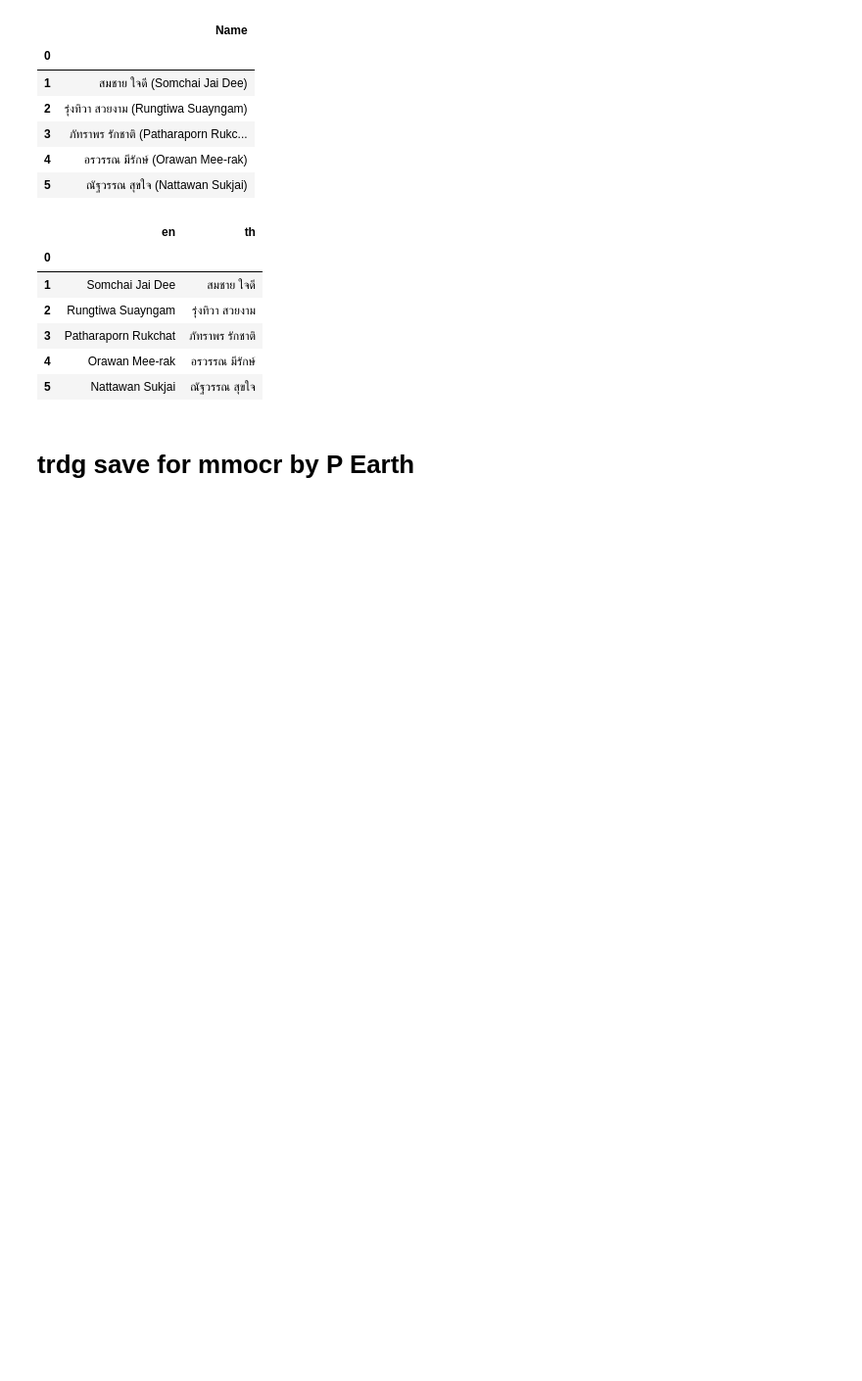
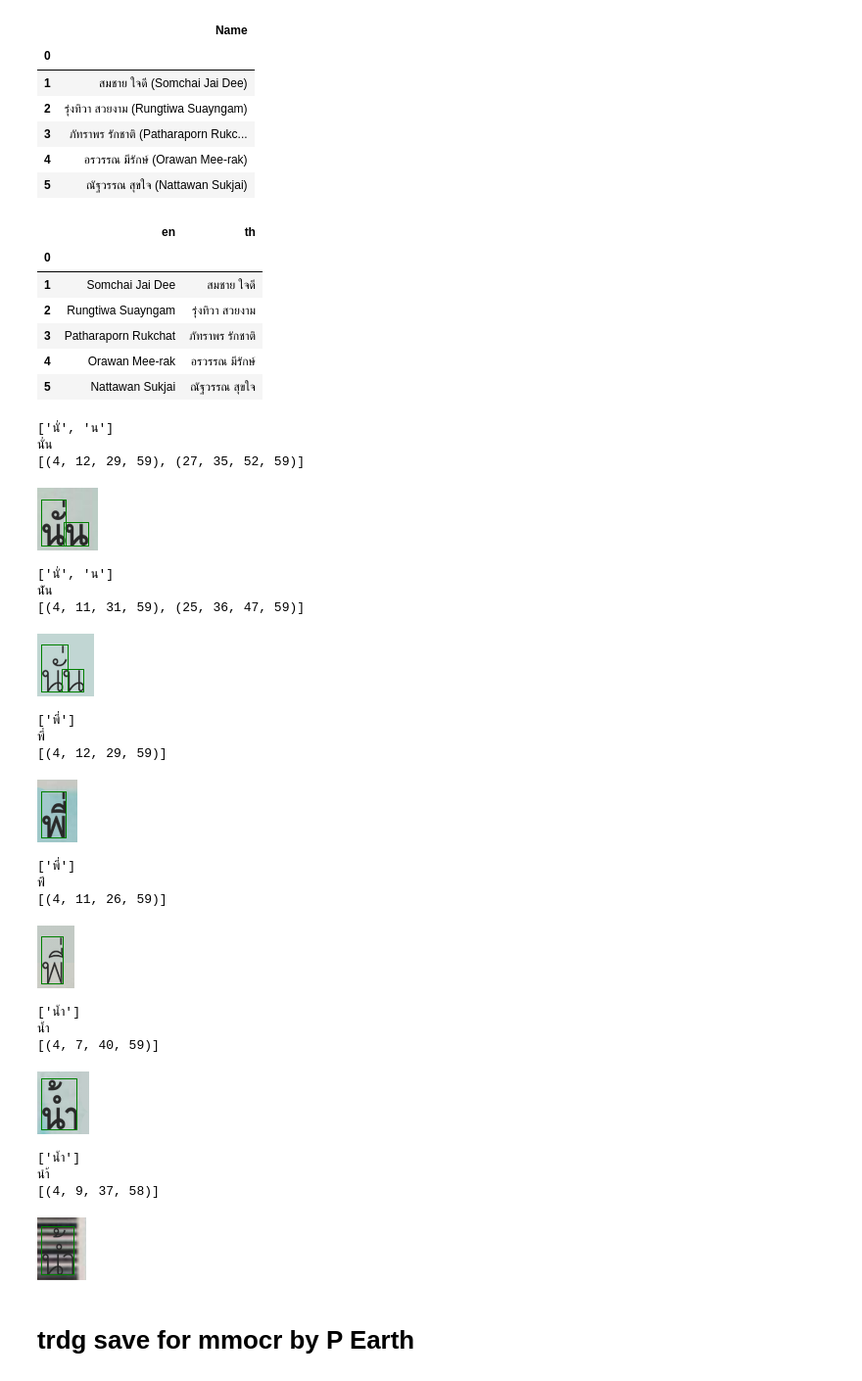
Before and after one commit to northnpk/TextRecognitionDataGenerator, a Jupyter notebook: trdgID.ipynb, the cells around one changed output. Shown: that part at 98% size. Drawn from its saved outputs; the diff is of its cells as text; code cells hidden in the pictures; blank space fills up the shorter version.

```diff
--- a/trdgID.ipynb
+++ b/trdgID.ipynb
@@ -63,13 +63,13 @@ from trdg.generators import (
 
 # The generators use the same arguments as the CLI, only as parameters
 generator = GeneratorFromStrings(
-    df['th'].tolist() + df['en'].tolist(),
-    # ['นั่น', 'น่ัน', 'พี่', 'พ่ี', 'น้ำ', 'นำ้'],
+    # df['th'].tolist() + df['en'].tolist(),
+    ['นั่น', 'น่ัน', 'พี่', 'พ่ี', 'น้ำ', 'นำ้'],
     blur=0,
     random_blur=False,
     language='th',
-    count=len(df['th'].tolist())*2,
-    # count=6,
+    # count=len(df['th'].tolist())*2,
+    count=6,
     fonts=[
         'trdg/fonts/th/upcdb.ttf',
         # 'trdg/fonts/th/upcdbi.ttf',
@@ -81,8 +81,43 @@ generator = GeneratorFromStrings(
     image_dir='thai_id_bg/',
     margins = (5,5,5,5),
     output_mask=True,
-
+    output_bboxes=3,
 )
+# %%
+from PIL import ImageDraw
+for (img, mask), lbl in generator:
+    print(lbl)
+    bboxes = mask_to_bboxes(mask)
+    print(bboxes)
+    d = ImageDraw.Draw(img)
+    for bbox in bboxes:
+        d.rectangle(bbox, outline="green")
+    display(img)
+# %% [output]
+['นั่', 'น']
+นั่น
+[(4, 12, 29, 59), (27, 35, 52, 59)]
+[figure, added]
+['นั่', 'น']
+น่ัน
+[(4, 11, 31, 59), (25, 36, 47, 59)]
+[figure, added]
+['พี่']
+พี่
+[(4, 12, 29, 59)]
+[figure, added]
+['พี่']
+พ่ี
+[(4, 11, 26, 59)]
+[figure, added]
+['น้ำ']
+น้ำ
+[(4, 7, 40, 59)]
+[figure, added]
+['น้ำ']
+นำ้
+[(4, 9, 37, 58)]
+[figure, added]
 # %% [markdown]
 # trdg save for mmocr by P Earth
 # %%
```
Also changed, not shown: parts of 1 cell of this notebook, 1 other file.
